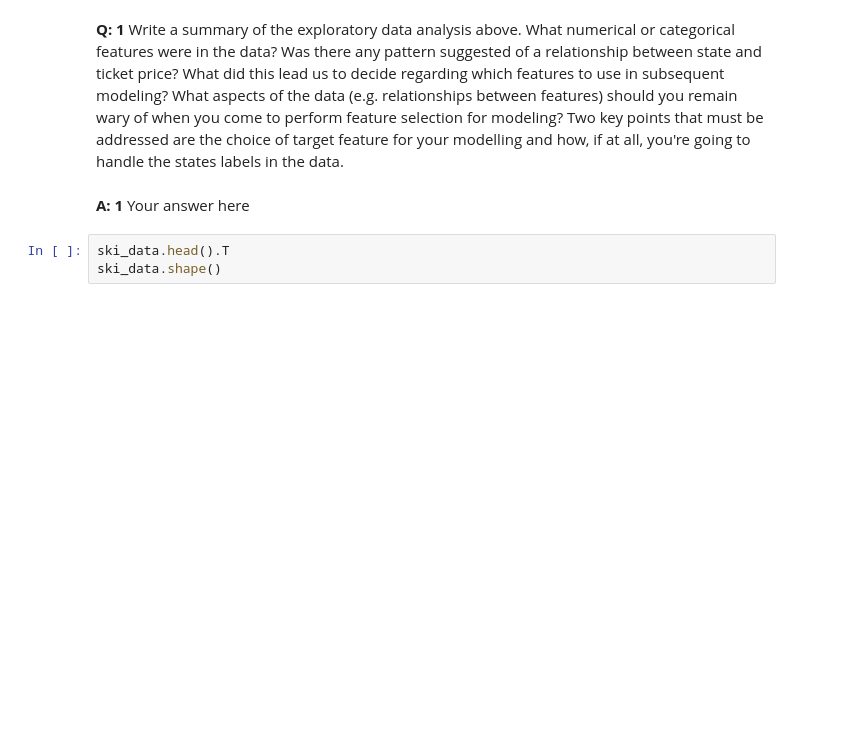
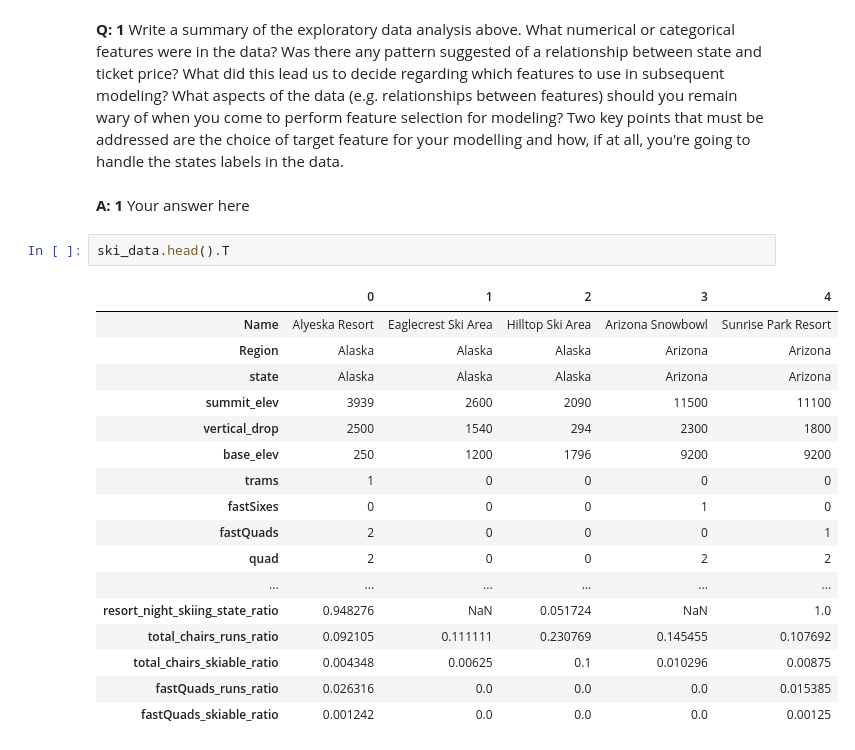
Before and after one commit to victorianmattar/DataScienceGuidedCapstone, a Jupyter notebook: Notebooks/03_exploratory_data_analysis.ipynb, the cells around one changed output. Drawn from its saved outputs; the diff is of its cells as text; blank space fills up the shorter version.

```diff
--- a/Notebooks/03_exploratory_data_analysis.ipynb
+++ b/Notebooks/03_exploratory_data_analysis.ipynb
@@ -748,7 +826,24 @@ It also appears that having no fast quads may limit the ticket price, but if you
 **A: 1** Your answer here
 # %%
 ski_data.head().T
-ski_data.shape()
+# %% [output]
+|  | 0 | 1 | 2 | 3 | 4 |
+| Name | Alyeska Resort | Eaglecrest Ski Area | Hilltop Ski Area | Arizona Snowbowl | Sunrise Park Resort |
+| Region | Alaska | Alaska | Alaska | Arizona | Arizona |
+| state | Alaska | Alaska | Alaska | Arizona | Arizona |
+| summit_elev | 3939 | 2600 | 2090 | 11500 | 11100 |
+| vertical_drop | 2500 | 1540 | 294 | 2300 | 1800 |
+| base_elev | 250 | 1200 | 1796 | 9200 | 9200 |
+| trams | 1 | 0 | 0 | 0 | 0 |
+| fastSixes | 0 | 0 | 0 | 1 | 0 |
+| fastQuads | 2 | 0 | 0 | 0 | 1 |
+| quad | 2 | 0 | 0 | 2 | 2 |
+| ... | ... | ... | ... | ... | ... |
+| resort_night_skiing_state_ratio | 0.948276 | NaN | 0.051724 | NaN | 1.0 |
+| total_chairs_runs_ratio | 0.092105 | 0.111111 | 0.230769 | 0.145455 | 0.107692 |
+| total_chairs_skiable_ratio | 0.004348 | 0.00625 | 0.1 | 0.010296 | 0.00875 |
+| fastQuads_runs_ratio | 0.026316 | 0.0 | 0.0 | 0.0 | 0.015385 |
+| fastQuads_skiable_ratio | 0.001242 | 0.0 | 0.0 | 0.0 | 0.00125 |
 # %%
 # Save the data
 
```
Also changed, not shown: parts of 14 cells of this notebook, 10 other files.
